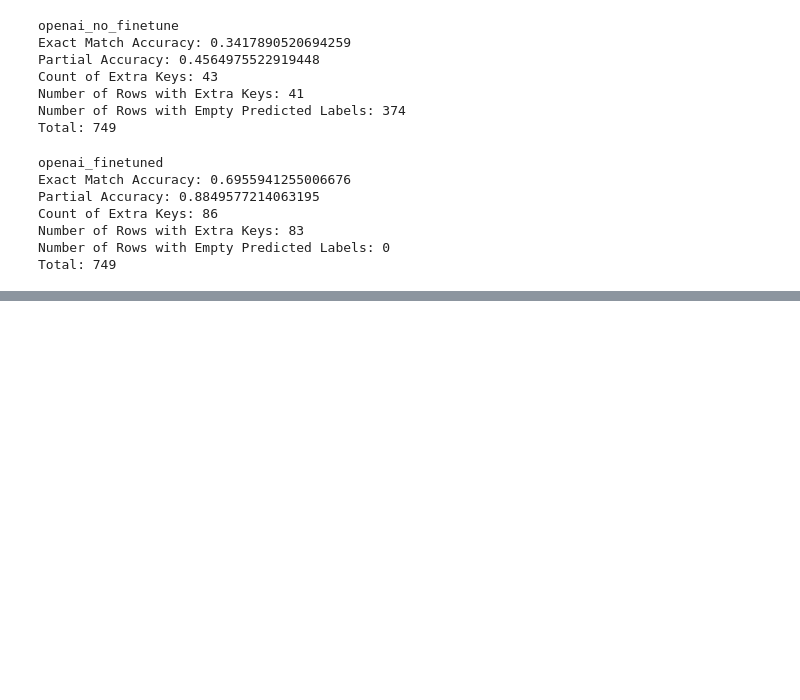
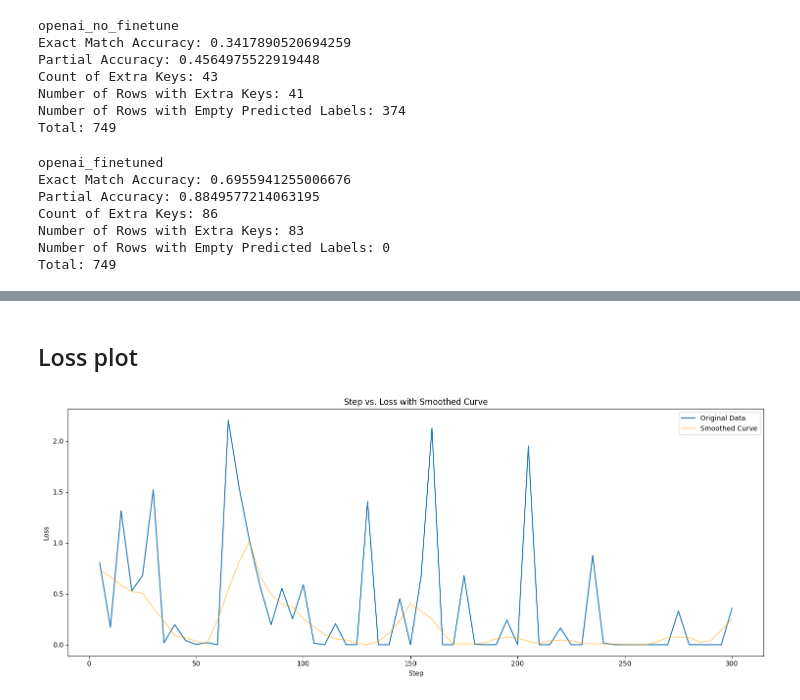
Before and after one commit to Brlsadiksha/AAU-thesis, a Jupyter notebook: eval/evaluation_openai.ipynb, the cells around one changed output, grey strips where cells are left out. Cells and saved outputs as stored; diff of their text form; code cells hidden in the pictures; blank space fills up the shorter version.

```diff
--- a/eval/evaluation_openai.ipynb
+++ b/eval/evaluation_openai.ipynb
@@ -118,0 +145,36 @@ Total: 749
+# %% [markdown]
+## Loss plot
+# %%
+import pandas as pd
+import seaborn as sns
+import matplotlib.pyplot as plt
+
+# Load the CSV file
+file_path = "results/openai/openai_finetuning_loss.csv"
+data = pd.read_csv(file_path)
+
+
+# Filter the data to include only every 10th step
+filtered_data = data[data['step'] % 5 == 0]
+
+# Create the Seaborn plot
+plt.figure(figsize=(15, 6))
+sns.lineplot(x='step', y='loss', data=filtered_data, label='Original Data')
+
+# Apply LOWESS smoothing
+smoothed = lowess(filtered_data['loss'], filtered_data['step'], frac=0.1)
+smoothed_df = pd.DataFrame(smoothed, columns=['step', 'loss'])
+
+# Plot the smoothed curve with lighter opacity
+sns.lineplot(x='step', y='loss', data=smoothed_df, label='Smoothed Curve', color='orange', alpha=0.5)
+
+# Add labels and title
+plt.xlabel('Step')
+plt.ylabel('Loss')
+plt.title('Step vs. Loss with Smoothed Curve')
+plt.legend()
+plt.tight_layout()
+plt.savefig("openai_loss_plot.png")
+plt.show()
+# %% [output]
+[figure, added]
```
Also changed, not shown: parts of 3 cells of this notebook.
